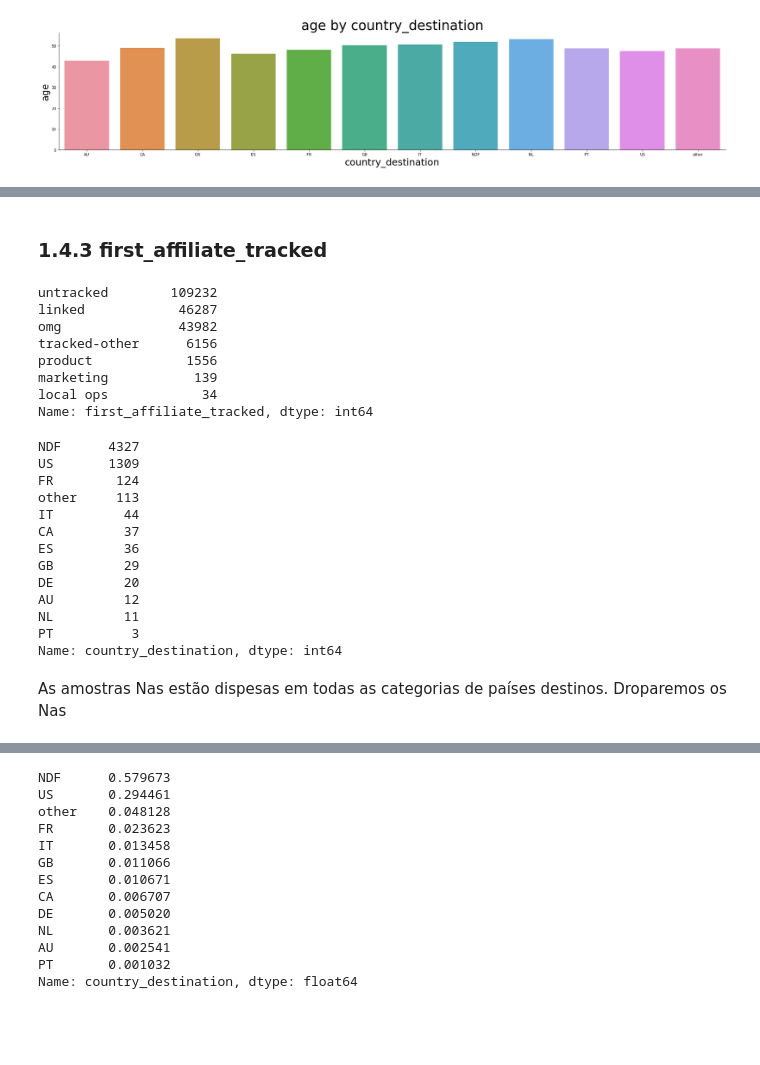
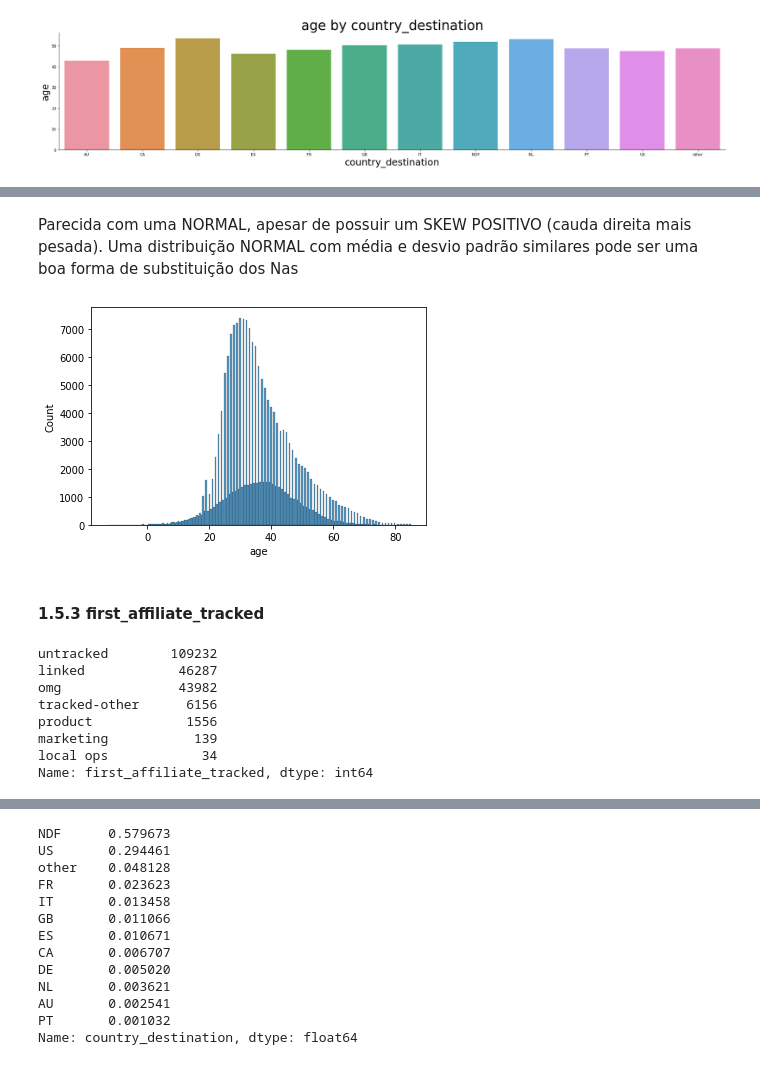
Before and after one commit to Samoelmoura/airbnb_first_booking_predict, a Jupyter notebook: notebooks/notebook.ipynb, the cells around one changed output, grey strips where cells are left out. Drawn from its saved outputs; the diff is of its cells as text; code cells hidden in the pictures; blank space fills up the shorter version.

```diff
--- a/notebooks/notebook.ipynb
+++ b/notebooks/notebook.ipynb
@@ -213,3 +209,16 @@ sns.histplot(df1.loc[df1['age']<=85, 'age']);
+# %% [markdown]
+Parecida com uma NORMAL, apesar de possuir um SKEW POSITIVO (cauda direita mais pesada). Uma distribuição NORMAL com média e desvio padrão similares pode ser uma boa forma de substituição dos Nas
+# %%
+loc = users1.loc[users1['age']<=85, 'age'].mean()
+scale = users1.loc[users1['age']<=85, 'age'].std()
+size = temp = users1.loc[users1['age'].isna()]['id'].count()
+random_norm_age = np.random.normal(loc=loc, scale=scale, size=size)
+temp = users1.copy()
+temp.loc[users1['age'].isna(), 'age'] = random_norm_age
+
+sns.histplot(temp.loc[temp['age']<=85, 'age']);
+# %% [output]
+[figure, added]
 # %% [markdown]
-### 1.4.3 first_affiliate_tracked
+#### 1.5.3 first_affiliate_tracked
 # %%
@@ -223,21 +232,3 @@ product            1556
 marketing           139
 local ops            34
 Name: first_affiliate_tracked, dtype: int64
-# %%
-df1[df1['first_affiliate_tracked'].isna()]['country_destination'].value_counts()
-# %% [output]
-NDF      4327
-US       1309
-FR        124
-other     113
-IT         44
-CA         37
-ES         36
-GB         29
-DE         20
-AU         12
-NL         11
-PT          3
-Name: country_destination, dtype: int64
-# %% [markdown]
-As amostras Nas estão dispesas em todas as categorias de países destinos. Droparemos os Nas
```
Also changed, not shown: parts of 129 cells of this notebook.
